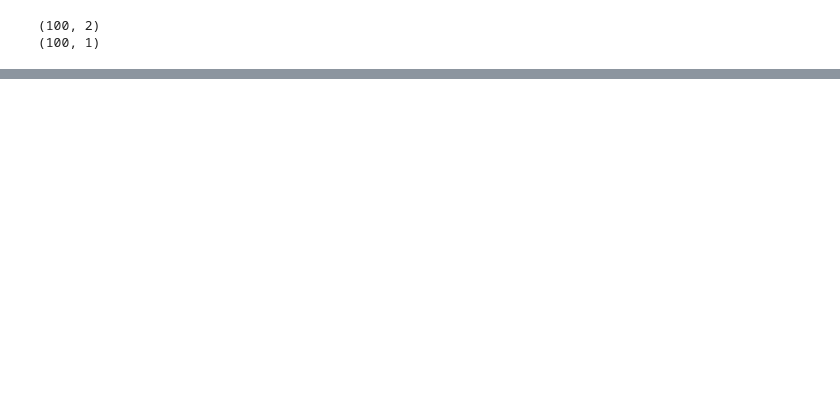
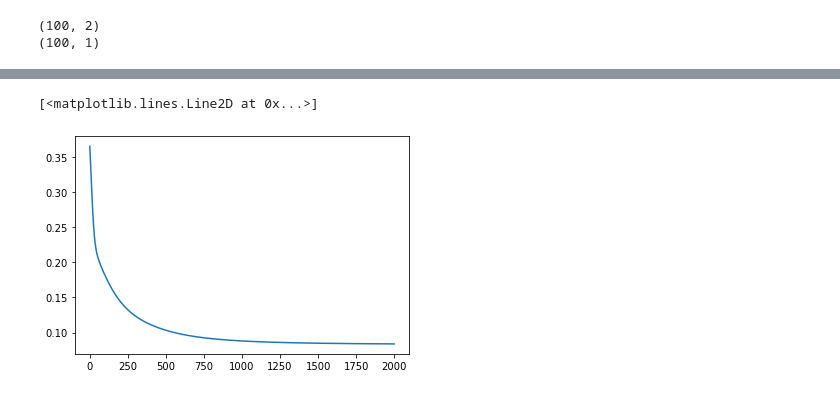
Before and after one commit to chris78rey/pruebas_profundo, a Jupyter notebook: CAPITULO 02 NEURAL NETWORK.ipynb, the cells around one changed output, grey strips where cells are left out. Cells and saved outputs as stored; diff of their text form; code cells hidden in the pictures; blank space fills up the shorter version.

```diff
--- a/CAPITULO 02 NEURAL NETWORK.ipynb
+++ b/CAPITULO 02 NEURAL NETWORK.ipynb
@@ -161,0 +225,34 @@ print( y.shape )
+# %%
+def update_weights(w,b,dwh, dbh, dwo, dbo, lr):
+    w[0] = w[0] - lr * dwh
+    w[1] = w[1] - lr * dwo
+
+    b[0] = b[0] - lr * dbh
+    b[1] = b[1] - lr * dbo
+
+    return w, b
+# %%
+def find_cost(ao,y):
+    m = y.shape[0]
+    total_cost = (1/m) * np.sum(np.square(ao - y))
+    return total_cost
+# %%
+def my_neural_network(X, y, lr, epochs):
+    error_list = []
+    input_len = X.shape[1]
+    output_len = y.shape[1]
+    w,b = define_parameters([input_len, 4, output_len])
+    for i in range(epochs):
+        ao = predictions(w, b, X)
+        cost = find_cost(ao, y)
+
+        error_list.append(cost)
+        dwh, dbh, dwo, dbo = find_derivatives (w, b, X)
+        w, b = update_weights(w, b, dwh, dbh, dwo, dbo, lr )
+        if i % 50 == 0 :
+            print(cost)
+    return w, b, error_list
+# %%
+lr = 0.5
+epochs = 2000
+w, b, error_list = my_neural_network(X,y,lr,epochs)
@@ -161,0 +277,5 @@ print( y.shape )
+# %%
+plt.plot(error_list)
+# %% [output]
+[<matplotlib.lines.Line2D at 0x...>]
+[figure, added]
```
Also changed, not shown: parts of 13 cells of this notebook, 3 other files.
